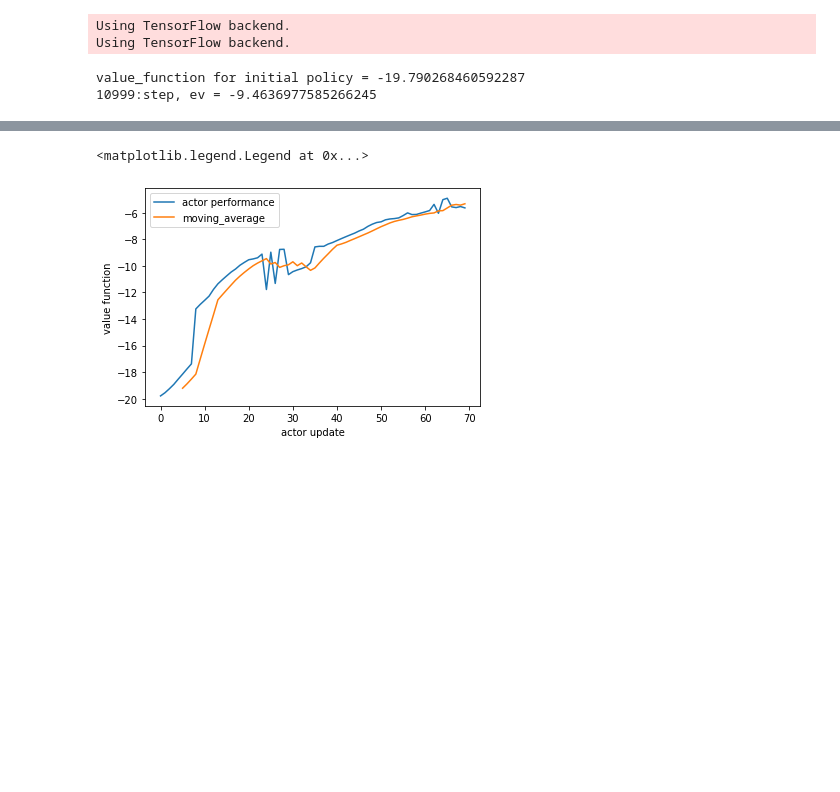
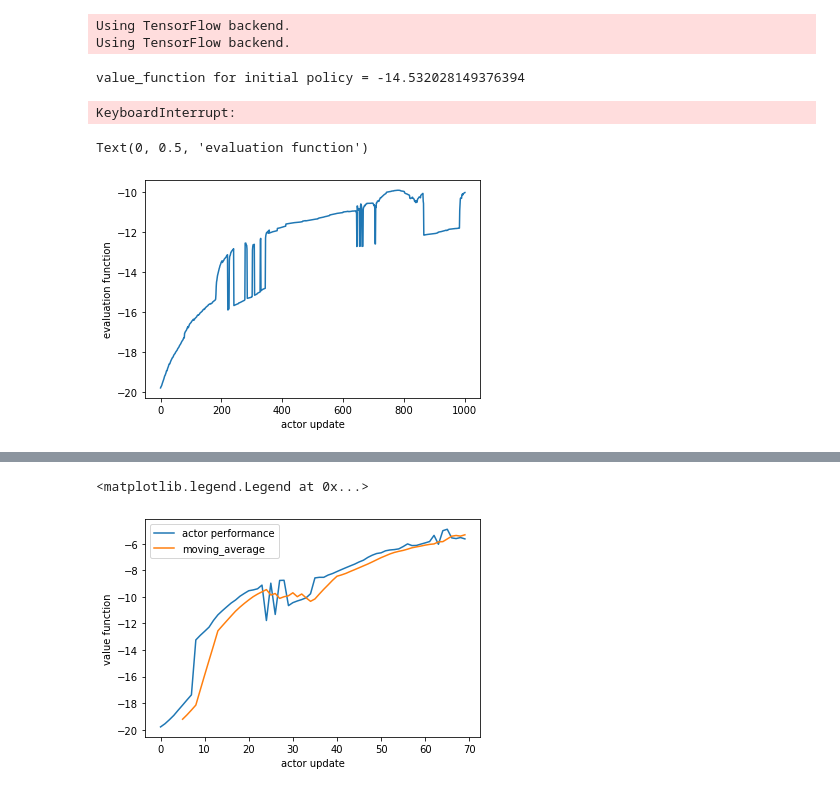
Before and after one commit to ibuki1024/eventDDPG, a Jupyter notebook: notebook/self_trigger/linear/practical.ipynb, the cells around one changed output, grey strips where cells are left out. Cells and saved outputs as stored; diff of their text form; code cells hidden in the pictures; blank space fills up the shorter version.

```diff
--- a/notebook/self_trigger/linear/practical.ipynb
+++ b/notebook/self_trigger/linear/practical.ipynb
@@ -362,7 +385,7 @@ ev_log = [ev]
 
 for i in range(1,n_warm_up+1000):
     u, tau = actor.predict_on_batch(s.reshape(1,1,2))[0]
-    r, s_prime = interaction(s, u, tau, env, ln=0.1)
+    r, s_prime = interaction(s, u, tau, env, ln=1.)
     buffer.store([s, np.array([u, tau]), r, s_prime, np.exp(- alpha * episode_time)])
     episode_time += tau
     s = s_prime
@@ -378,7 +401,7 @@ for i in range(1,n_warm_up+1000):
     values = critic.predict_on_batch(critic_input)
     pg = flatten_gradient(gradient(reshape_data(batch[:,0],1), values, func))
     actor = opt.update(actor, pg/np.linalg.norm(pg))
-    ev = evaluation(actor)
+    ev = evaluation_old(actor)
     ev_log.append(ev)
     target_actor = update_target_model(actor, target_actor)
     target_critic = update_target_model(critic, target_critic)
@@ -386,8 +409,16 @@ for i in range(1,n_warm_up+1000):
     #print(f'loss of critic is {np.mean(losses)}, value_fuction V(s) = {ev}')
     #print(f'|g| = {np.linalg.norm(pg)}')
 # %% [output]
-value_function for initial policy = -19.790268460592287
-10999:step, ev = -9.4636977585266245
+value_function for initial policy = -14.532028149376394
+KeyboardInterrupt:
+# %%
+plt.plot(ev_log, label='actor performance')
+plt.xlabel('actor update')
+plt.ylabel('evaluation function')
+#plt.legend()
+# %% [output]
+Text(0, 0.5, 'evaluation function')
+[figure, added]
 # %%
 plt.plot(ev_log)
 # %% [output]
```
Also changed, not shown: parts of 8 cells of this notebook, 21 other files.
